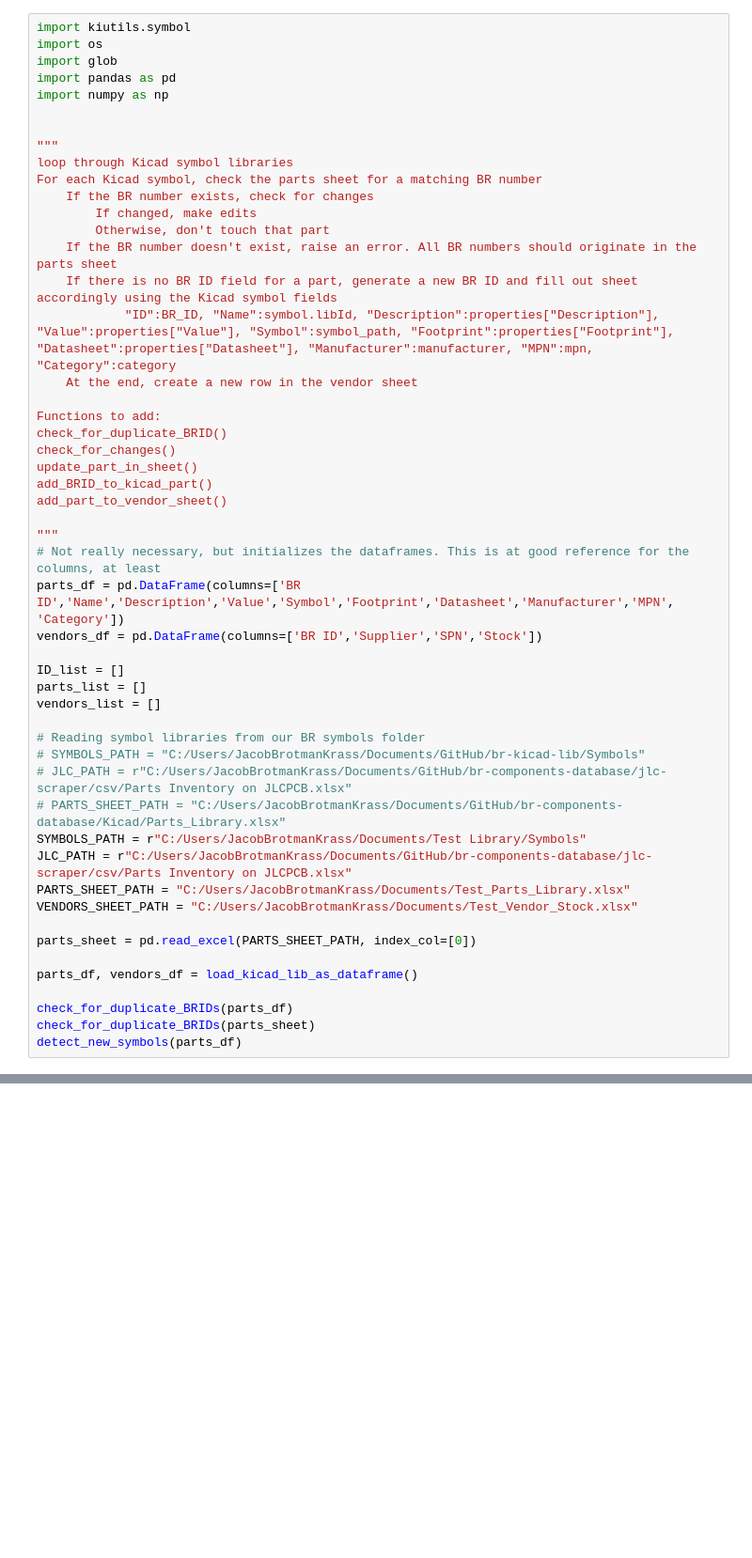
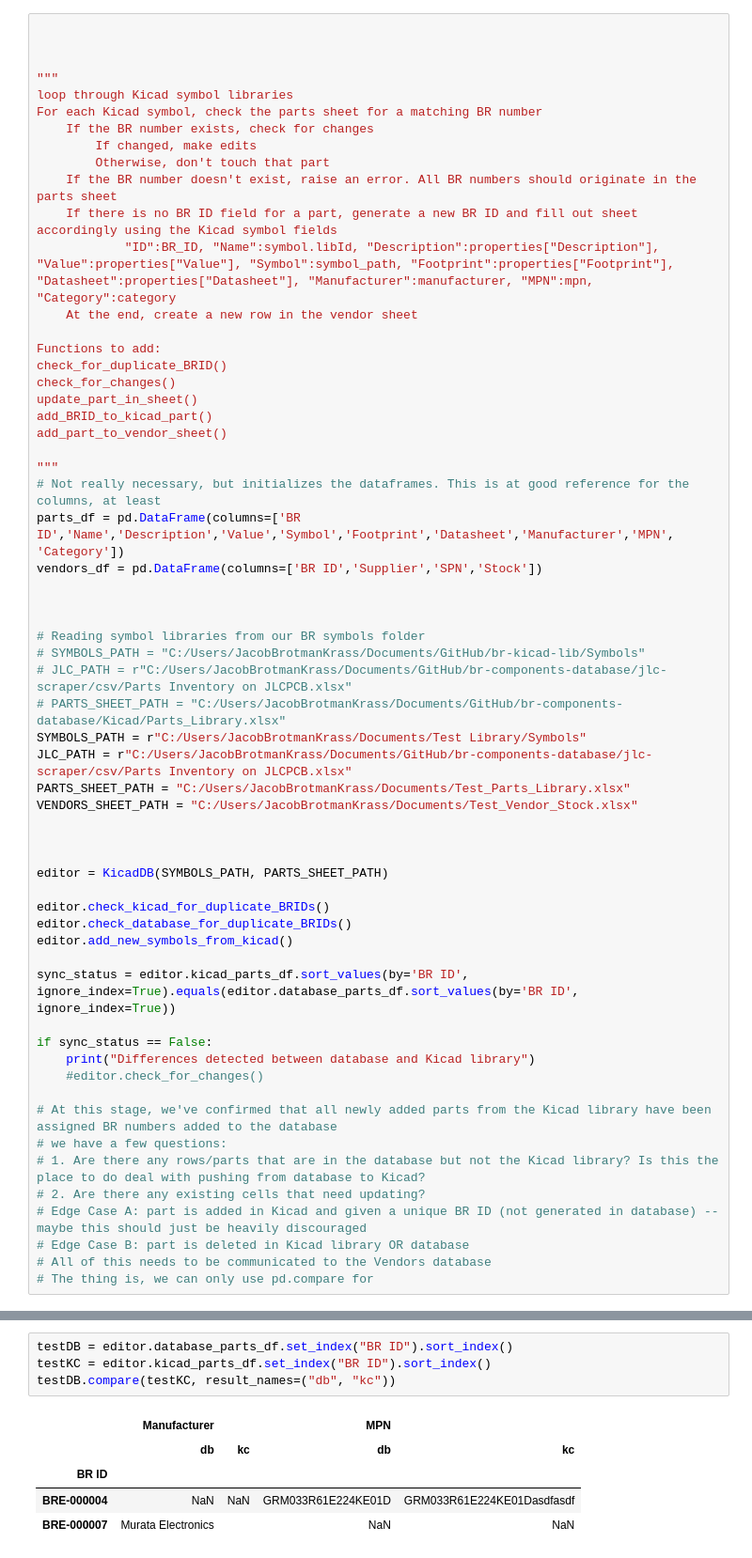
Before and after one commit to bluerobotics/br-components-database, a Jupyter notebook: Kicad/PrototypingCode_NOTIMPORTANT/update_sheet_from_lib.ipynb, the cells around one changed output, grey strips where cells are left out. Shown at 94% size. Saved outputs shown, nothing was run; the diff lists cells and outputs as text; blank space fills up the shorter version.

Commit message:
Continuing the prototyping of "pushing" and "pulling" from the kicad library to the database, whether it be Odoo or a spreadsheet

```diff
--- a/Kicad/PrototypingCode_NOTIMPORTANT/update_sheet_from_lib.ipynb
+++ b/Kicad/PrototypingCode_NOTIMPORTANT/update_sheet_from_lib.ipynb
@@ -1,9 +268,5 @@
 # %%
-import kiutils.symbol
-import os
-import glob
-import pandas as pd
-import numpy as np
+
 
 
 """
@@ -29,9 +292,7 @@ add_part_to_vendor_sheet()
 parts_df = pd.DataFrame(columns=['BR ID','Name','Description','Value','Symbol','Footprint','Datasheet','Manufacturer','MPN', 'Category'])
 vendors_df = pd.DataFrame(columns=['BR ID','Supplier','SPN','Stock'])
 
-ID_list = []
-parts_list = []
-vendors_list = []
+
 
 # Reading symbol libraries from our BR symbols folder
 # SYMBOLS_PATH = "C:/Users/JacobBrotmanKrass/Documents/GitHub/br-kicad-lib/Symbols"
@@ -42,11 +303,26 @@ JLC_PATH = r"C:/Users/JacobBrotmanKrass/Documents/GitHub/br-components-database/
 PARTS_SHEET_PATH = "C:/Users/JacobBrotmanKrass/Documents/Test_Parts_Library.xlsx"
 VENDORS_SHEET_PATH = "C:/Users/JacobBrotmanKrass/Documents/Test_Vendor_Stock.xlsx"
 
-parts_sheet = pd.read_excel(PARTS_SHEET_PATH, index_col=[0])
 
-parts_df, vendors_df = load_kicad_lib_as_dataframe()
 
-check_for_duplicate_BRIDs(parts_df)
-check_for_duplicate_BRIDs(parts_sheet)
-detect_new_symbols(parts_df)
+editor = KicadDB(SYMBOLS_PATH, PARTS_SHEET_PATH)
+
+editor.check_kicad_for_duplicate_BRIDs()
+editor.check_database_for_duplicate_BRIDs()
+editor.add_new_symbols_from_kicad()
+
+sync_status = editor.kicad_parts_df.sort_values(by='BR ID', ignore_index=True).equals(editor.database_parts_df.sort_values(by='BR ID', ignore_index=True))
+
+if sync_status == False:
+    print("Differences detected between database and Kicad library")
+    #editor.check_for_changes()
+
+# At this stage, we've confirmed that all newly added parts from the Kicad library have been assigned BR numbers added to the database
+# we have a few questions:
+# 1. Are there any rows/parts that are in the database but not the Kicad library? Is this the place to do deal with pushing from database to Kicad?
+# 2. Are there any existing cells that need updating?
+# Edge Case A: part is added in Kicad and given a unique BR ID (not generated in database) -- maybe this should just be heavily discouraged
+# Edge Case B: part is deleted in Kicad library OR database
+# All of this needs to be communicated to the Vendors database
+# The thing is, we can only use pd.compare for
 # %% [output]
@@ -69,0 +402,10 @@ No BR ID duplicates found in library/sheet!
+# %%
+testDB = editor.database_parts_df.set_index("BR ID").sort_index()
+testKC = editor.kicad_parts_df.set_index("BR ID").sort_index()
+testDB.compare(testKC, result_names=("db", "kc"))
+# %% [output]
+|  | Manufacturer |  | MPN |  |
+|  | db | kc | db | kc |
+| BR ID |  |  |  |  |
+| BRE-000004 | NaN | NaN | GRM033R61E224KE01D | GRM033R61E224KE01Dasdfasdf |
+| BRE-000007 | Murata Electronics |  | NaN | NaN |
```
Also changed, not shown: parts of 13 cells of this notebook, 2 other files.
